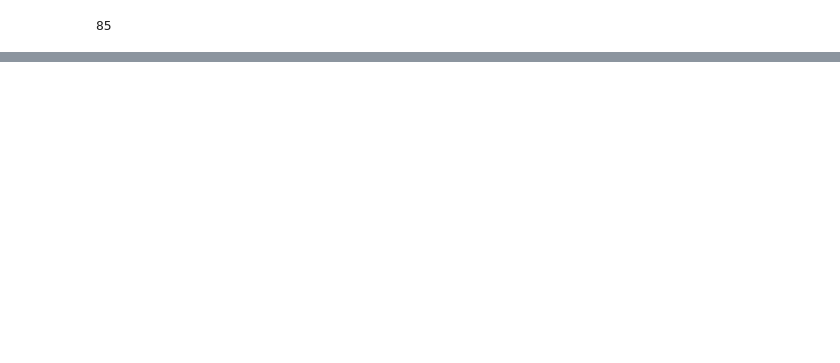
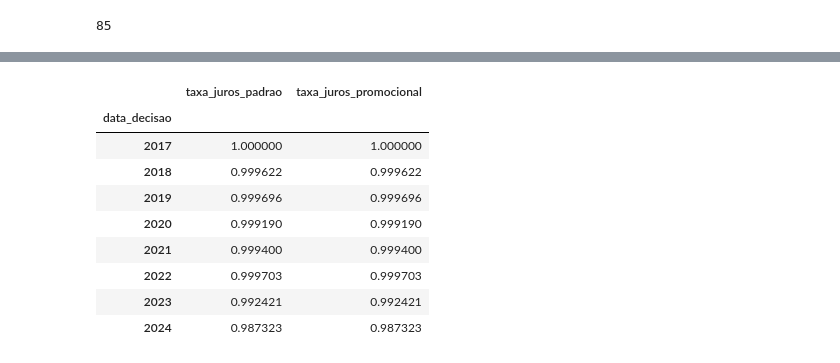
Before and after one commit to Gabverz/DS-Accelerator, a Jupyter notebook: notebooks/02_transform.ipynb, the cells around one changed output, grey strips where cells are left out. Drawn from its saved outputs; the diff is of its cells as text; code cells hidden in the pictures; blank space fills up the shorter version.

```diff
--- a/notebooks/02_transform.ipynb
+++ b/notebooks/02_transform.ipynb
@@ -1185,0 +1380,20 @@ base_treino['data_decisao'].dt.to_period("M").nunique()
+# %%
+# Proporção de nulos das taxas de juros por ano de decisão (hipótese: preenchimento depende da época)
+cols_taxa = ["taxa_juros_padrao", "taxa_juros_promocional"]
+nulos_ano = (
+    base_treino[cols_taxa].isna()
+    .groupby(base_treino[COL_DATA].dt.year)
+    .mean()
+)
+display(nulos_ano)
+# %% [output]
+|  | taxa_juros_padrao | taxa_juros_promocional |
+| data_decisao |  |  |
+| 2017 | 1.000000 | 1.000000 |
+| 2018 | 0.999622 | 0.999622 |
+| 2019 | 0.999696 | 0.999696 |
+| 2020 | 0.999190 | 0.999190 |
+| 2021 | 0.999400 | 0.999400 |
+| 2022 | 0.999703 | 0.999703 |
+| 2023 | 0.992421 | 0.992421 |
+| 2024 | 0.987323 | 0.987323 |
```
Also changed, not shown: parts of 4 cells of this notebook.
